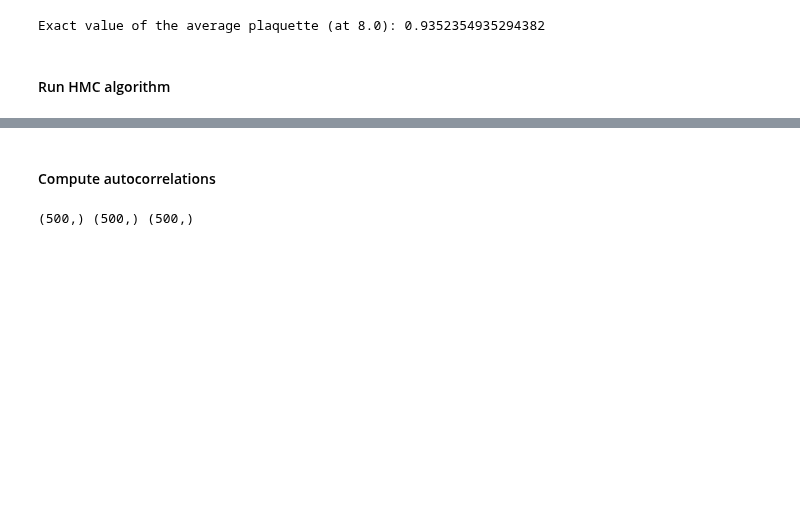
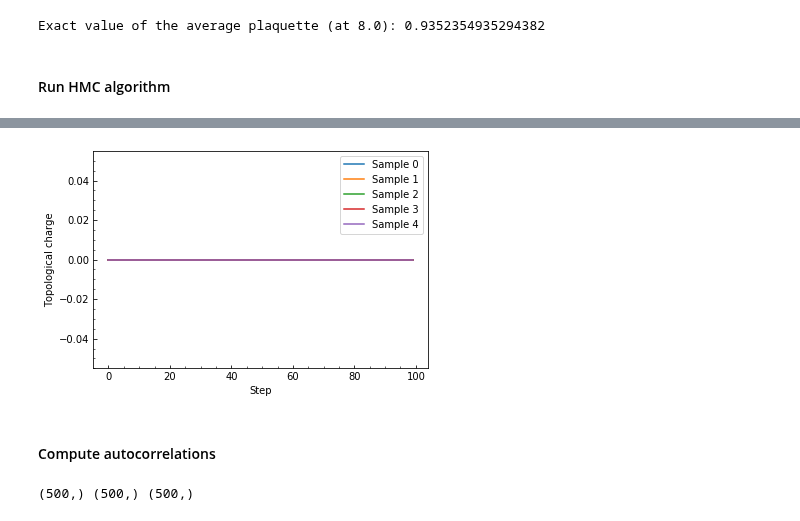
Before and after one commit to saforem2/l2hmc, a Jupyter notebook: l2hmc/notebooks/generic_hmc.ipynb, the cells around one changed output, grey strips where cells are left out. Cells and saved outputs as stored; diff of their text form; code cells hidden in the pictures; blank space fills up the shorter version.

```diff
--- a/l2hmc/notebooks/generic_hmc.ipynb
+++ b/l2hmc/notebooks/generic_hmc.ipynb
@@ -520,3 +544,13 @@ total_actions, avg_plaquettes, top_charges = observables
+# %%
+fig, ax = plt.subplots()
+for idx in range(charges.shape[1]):
+    _ = ax.plot(charges[:, idx], label=f'Sample {idx}', color=COLORS[idx])
+
+_ = ax.legend(loc='best')
+_ = ax.set_xlabel('Step')
+_ = ax.set_ylabel('Topological charge')
+# %% [output]
+[figure, added]
 # %% [markdown]
 #### Compute autocorrelations
 # %%
```
Also changed, not shown: parts of 20 cells of this notebook, 1 other file.
